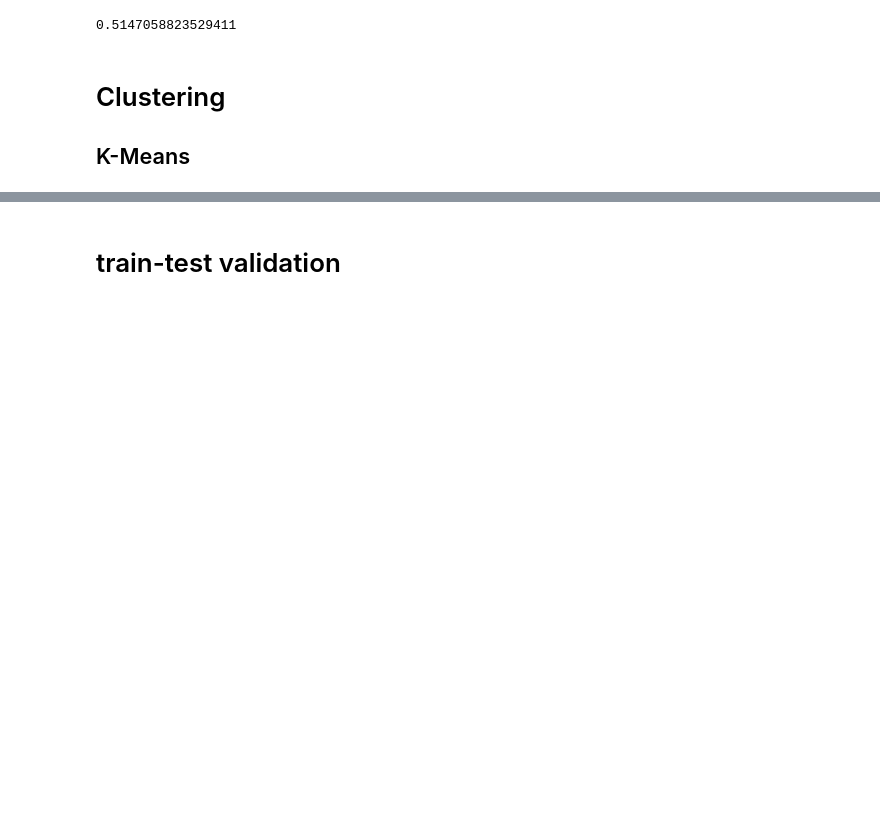
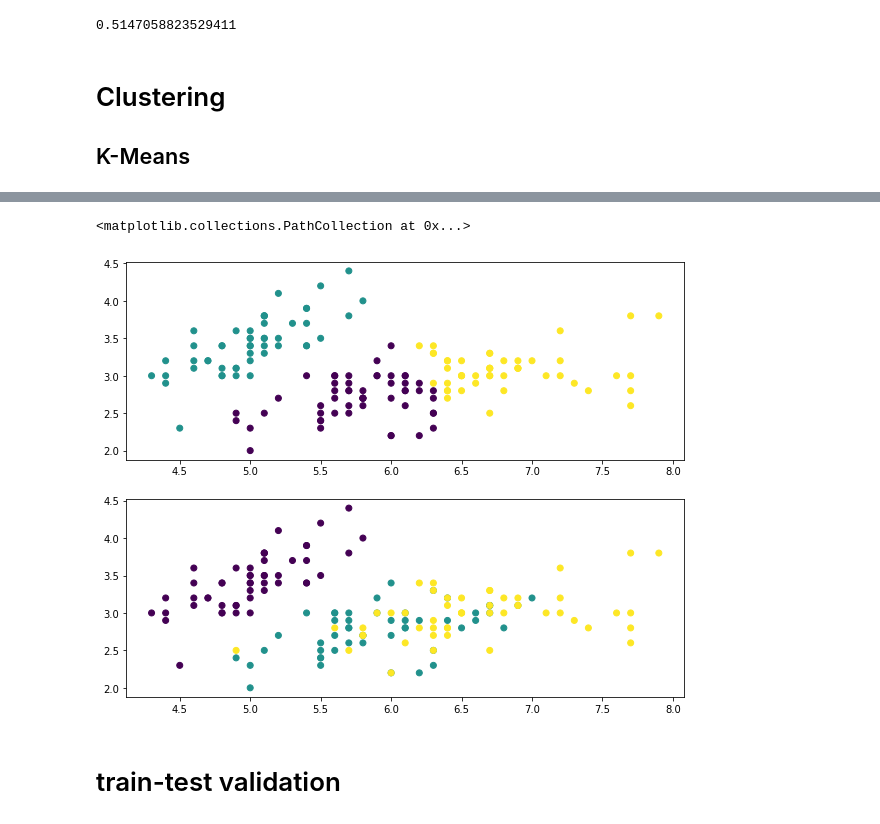
Before and after one commit to Bl3f/amse2022, a Jupyter notebook: Groupe B/Day 3 — ML.ipynb, the cells around one changed output, grey strips where cells are left out. Drawn from its saved outputs; the diff is of its cells as text; code cells hidden in the pictures; blank space fills up the shorter version.

```diff
--- a/Groupe B/Day 3 — ML.ipynb
+++ b/Groupe B/Day 3 — ML.ipynb
@@ -161,3 +218,11 @@ accuracy_score(y_test, regr_log_2.predict(X_test))
+# %%
+fig, ax = plt.subplots(2, 1, figsize=(10, 8))
+
+ax[0].scatter(df["sepal_length"], df["sepal_width"], c=df["pred"])
+ax[1].scatter(df["sepal_length"], df["sepal_width"], c=iris.target)
+# %% [output]
+<matplotlib.collections.PathCollection at 0x...>
+[figure, added]
 # %% [markdown]
 # train-test validation
 # %% [markdown]
```
Also changed, not shown: parts of 14 cells of this notebook.
